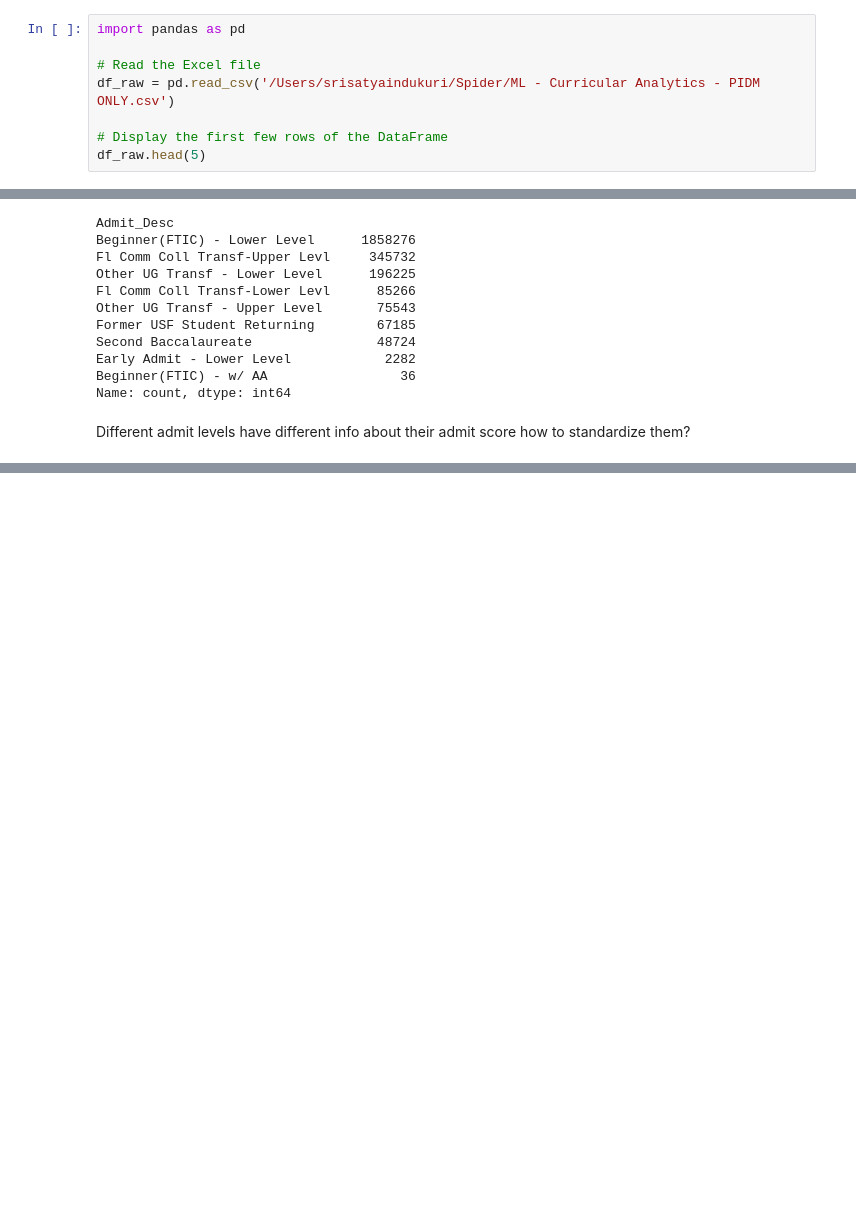
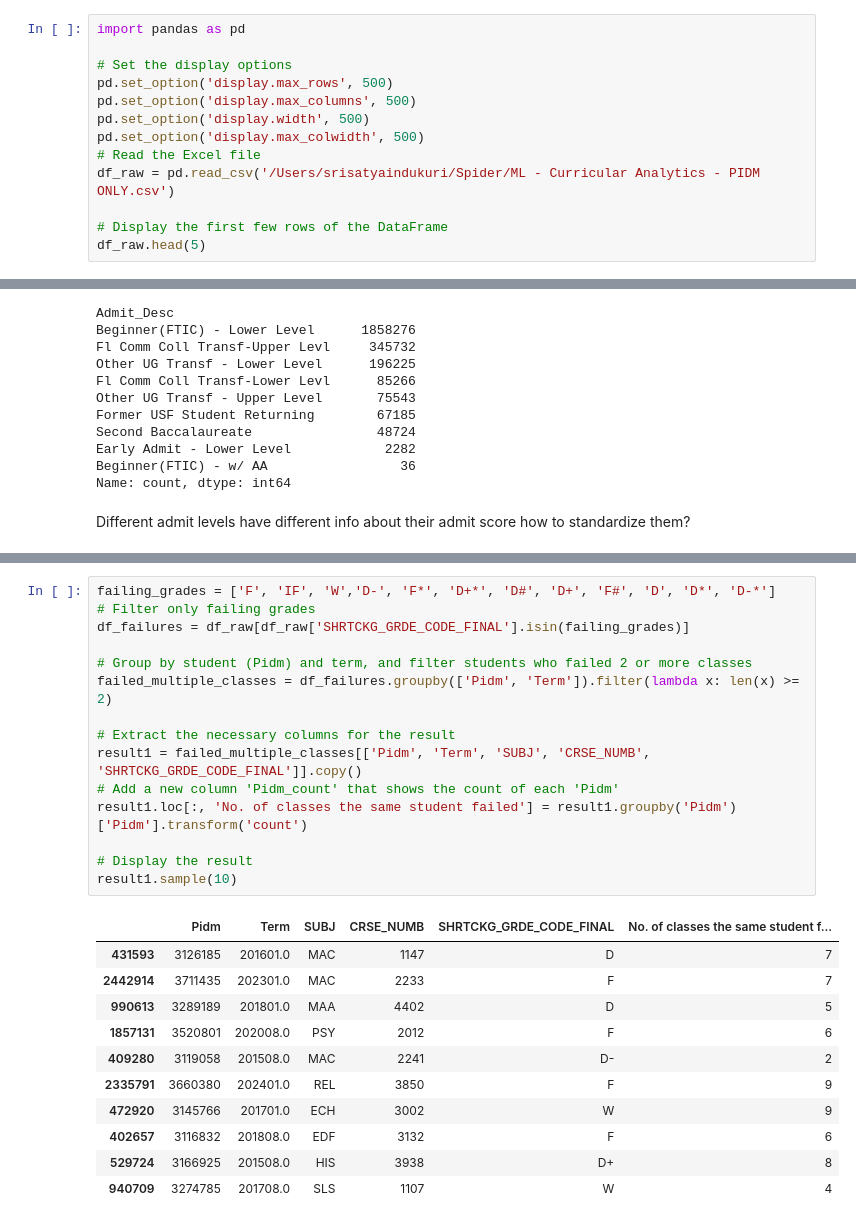
Before and after one commit to ArtKrutsko/CIS4915, a Jupyter notebook: Dataexplore.ipynb, the cells around one changed output, grey strips where cells are left out. Saved outputs shown, nothing was run; the diff lists cells and outputs as text; blank space fills up the shorter version.

```diff
--- a/Dataexplore.ipynb
+++ b/Dataexplore.ipynb
@@ -1,6 +1,11 @@
 # %%
 import pandas as pd
 
+# Set the display options
+pd.set_option('display.max_rows', 500)
+pd.set_option('display.max_columns', 500)
+pd.set_option('display.width', 500)
+pd.set_option('display.max_colwidth', 500)
 # Read the Excel file
 df_raw = pd.read_csv('/Users/srisatyaindukuri/Spider/ML - Curricular Analytics - PIDM ONLY.csv')
 
@@ -85,0 +190,27 @@ Different admit levels have different info about their admit score how to standa
+# %%
+failing_grades = ['F', 'IF', 'W','D-', 'F*', 'D+*', 'D#', 'D+', 'F#', 'D', 'D*', 'D-*']
+# Filter only failing grades
+df_failures = df_raw[df_raw['SHRTCKG_GRDE_CODE_FINAL'].isin(failing_grades)]
+
+# Group by student (Pidm) and term, and filter students who failed 2 or more classes
+failed_multiple_classes = df_failures.groupby(['Pidm', 'Term']).filter(lambda x: len(x) >= 2)
+
+# Extract the necessary columns for the result
+result1 = failed_multiple_classes[['Pidm', 'Term', 'SUBJ', 'CRSE_NUMB', 'SHRTCKG_GRDE_CODE_FINAL']].copy()
+# Add a new column 'Pidm_count' that shows the count of each 'Pidm'
+result1.loc[:, 'No. of classes the same student failed'] = result1.groupby('Pidm')['Pidm'].transform('count')
+
+# Display the result
+result1.sample(10)
+# %% [output]
+|  | Pidm | Term | SUBJ | CRSE_NUMB | SHRTCKG_GRDE_CODE_FINAL | No. of classes the same student f... |
+| 431593 | 3126185 | 201601.0 | MAC | 1147 | D | 7 |
+| 2442914 | 3711435 | 202301.0 | MAC | 2233 | F | 7 |
+| 990613 | 3289189 | 201801.0 | MAA | 4402 | D | 5 |
+| 1857131 | 3520801 | 202008.0 | PSY | 2012 | F | 6 |
+| 409280 | 3119058 | 201508.0 | MAC | 2241 | D- | 2 |
+| 2335791 | 3660380 | 202401.0 | REL | 3850 | F | 9 |
+| 472920 | 3145766 | 201701.0 | ECH | 3002 | W | 9 |
+| 402657 | 3116832 | 201808.0 | EDF | 3132 | F | 6 |
+| 529724 | 3166925 | 201508.0 | HIS | 3938 | D+ | 8 |
+| 940709 | 3274785 | 201708.0 | SLS | 1107 | W | 4 |
```
Also changed, not shown: parts of 6 cells of this notebook.
